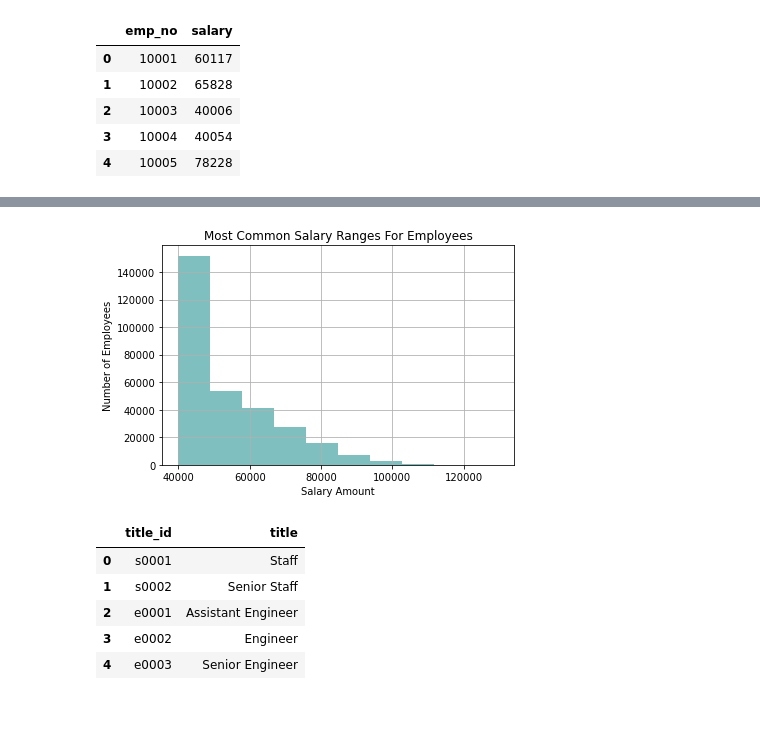
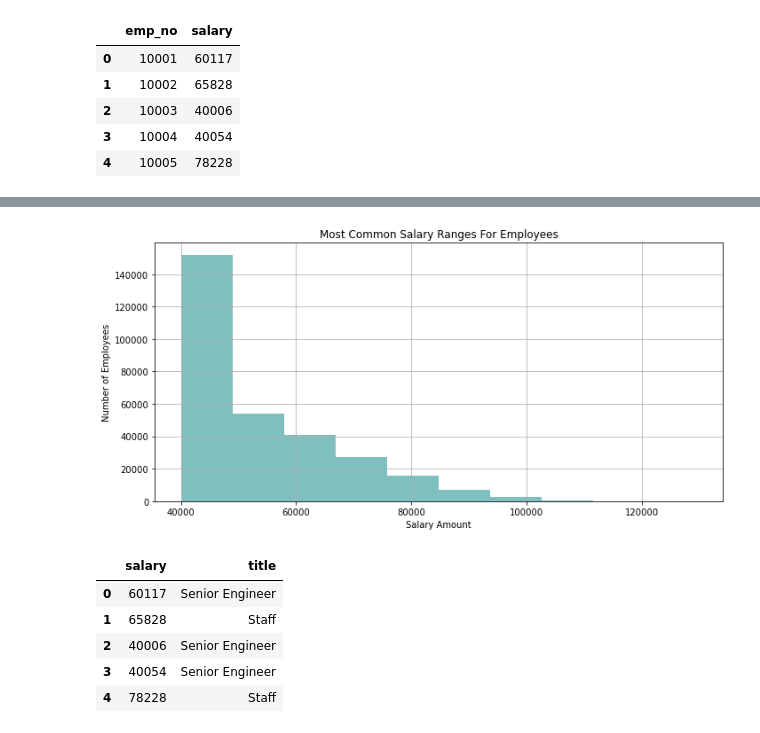
Before and after one commit to Claude-Hanfou/Employee-Database-SQL, a Jupyter notebook: Visualization and Analysis.ipynb, the cells around one changed output, grey strips where cells are left out. Drawn from its saved outputs; the diff is of its cells as text; code cells hidden in the pictures.

```diff
--- a/Visualization and Analysis.ipynb
+++ b/Visualization and Analysis.ipynb
@@ -39,24 +25,16 @@ Name: salary, Length: 300024, dtype: int64
 # %%
 #Plot the common salary range
 #Create bins
+fig1,ax1 = plt.subplots(figsize=(10, 5))
 num_bins = 10
 n, bins, patches = plt.hist(x, num_bins, facecolor='teal', alpha=0.5)
 
 plt.xlabel('Salary Amount')
 plt.ylabel('Number of Employees')
 plt.title('Most Common Salary Ranges For Employees')
 plt.grid()
 plt.tight_layout()
+plt.savefig("./Image/figure_1.png")
 plt.show()
 # %% [output]
-[figure, old version]
+[figure, new version]
-# %%
-title = pd.read_sql_query(''' SELECT * FROM titles;''',connection)
-title.head()
-# %% [output]
-|  | title_id | title |
-| 0 | s0001 | Staff |
-| 1 | s0002 | Senior Staff |
-| 2 | e0001 | Assistant Engineer |
-| 3 | e0002 | Engineer |
-| 4 | e0003 | Senior Engineer |
@@ -65,0 +50,10 @@ combined_data_df = pd.merge(salaries,title, how="outer", on="Mouse ID")
+# %%
+salary_title_df = salary_df[["salary","title"]]
+salary_title_df.head()
+# %% [output]
+|  | salary | title |
+| 0 | 60117 | Senior Engineer |
+| 1 | 65828 | Staff |
+| 2 | 40006 | Senior Engineer |
+| 3 | 40054 | Senior Engineer |
+| 4 | 78228 | Staff |
```
Also changed, not shown: parts of 6 cells of this notebook, 2 other files.
